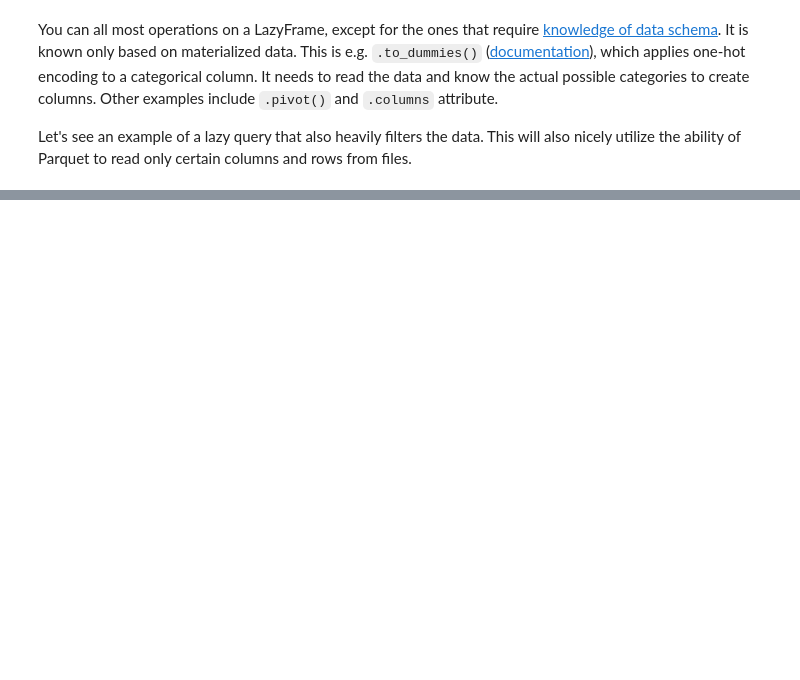
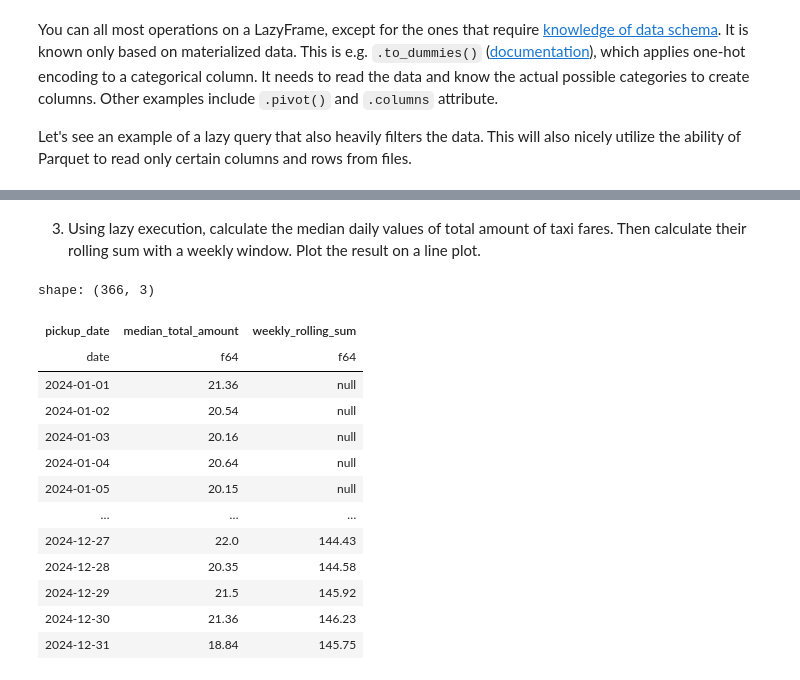
Before and after one commit to lkwinta/mlops, a Jupyter notebook: lab3/lab/notebook_polars.ipynb, the cells around one changed output, grey strips where cells are left out. Drawn from its saved outputs; the diff is of its cells as text; code cells hidden in the pictures; blank space fills up the shorter version.

```diff
--- a/lab3/lab/notebook_polars.ipynb
+++ b/lab3/lab/notebook_polars.ipynb
@@ -821,0 +1122,33 @@ Let's see an example of a lazy query that also heavily filters the data. This wi
+# %% [markdown]
+3. Using lazy execution, calculate the median daily values of total amount of taxi fares. Then calculate their rolling sum with a weekly window. Plot the result on a line plot.
+# %%
+daily_fares = (
+    df_2024.filter((pl.col("tpep_pickup_datetime").dt.year() == 2024))
+    .with_columns(pl.col("tpep_pickup_datetime").dt.date().alias("pickup_date"))
+    .group_by("pickup_date")
+    .agg(pl.col("total_amount").median().alias("median_total_amount"))
+    .sort("pickup_date")
+    .with_columns(
+        pl.col("median_total_amount")
+        .rolling_sum(window_size=7)
+        .alias("weekly_rolling_sum")
+    )
+    .collect()
+)
+
+daily_fares
+# %% [output]
+shape: (366, 3)
+| pickup_date | median_total_amount | weekly_rolling_sum |
+| date | f64 | f64 |
+| 2024-01-01 | 21.36 | null |
+| 2024-01-02 | 20.54 | null |
+| 2024-01-03 | 20.16 | null |
+| 2024-01-04 | 20.64 | null |
+| 2024-01-05 | 20.15 | null |
+| … | … | … |
+| 2024-12-27 | 22.0 | 144.43 |
+| 2024-12-28 | 20.35 | 144.58 |
+| 2024-12-29 | 21.5 | 145.92 |
+| 2024-12-30 | 21.36 | 146.23 |
+| 2024-12-31 | 18.84 | 145.75 |
```
Also changed, not shown: parts of 39 cells of this notebook, 2 other files.
